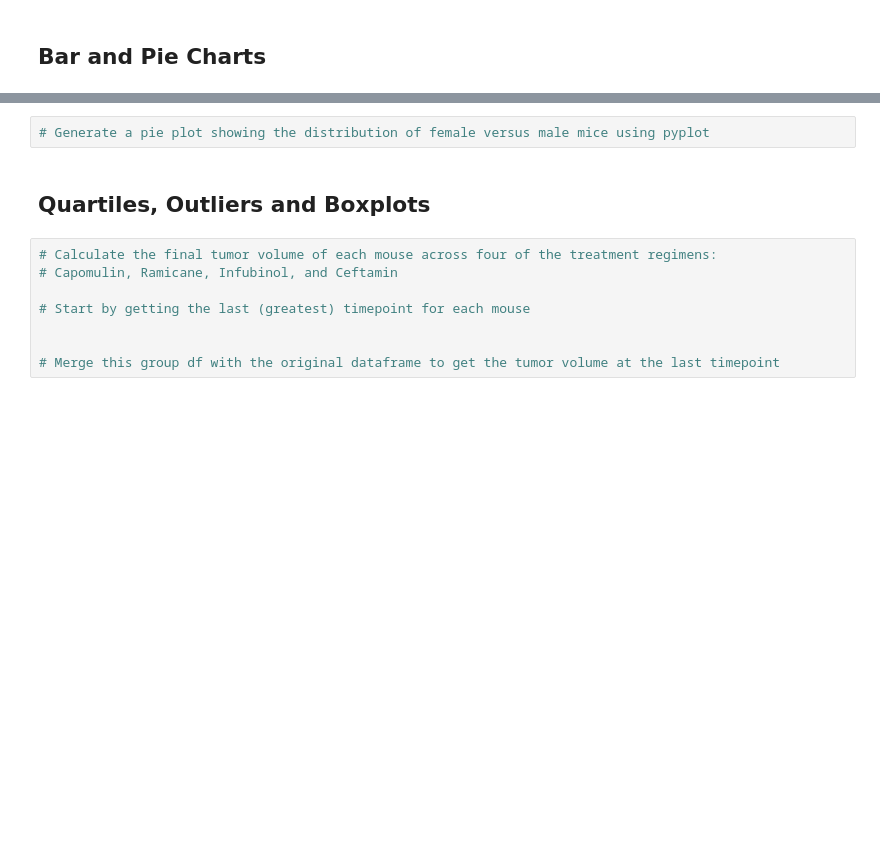
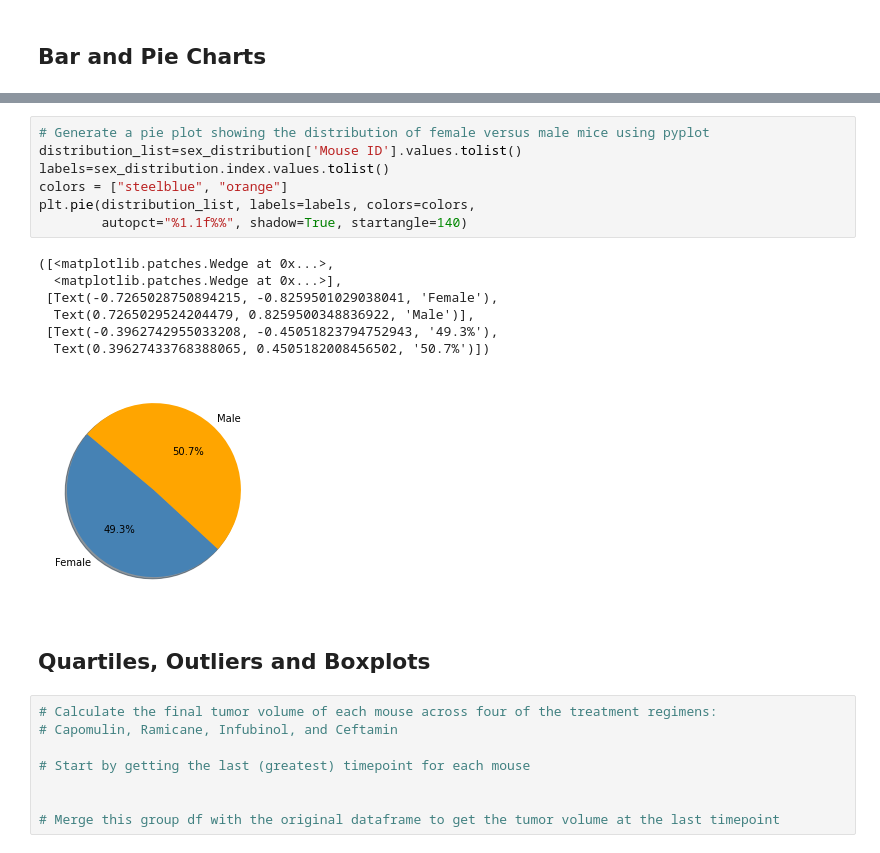
Before and after one commit to SugeilyMG/Matplotlib-challenge, a Jupyter notebook: pymaceuticals_starter.ipynb, the cells around one changed output, grey strips where cells are left out. Drawn from its saved outputs; the diff is of its cells as text; blank space fills up the shorter version.

```diff
--- a/pymaceuticals_starter.ipynb
+++ b/pymaceuticals_starter.ipynb
@@ -71,5 +225,18 @@ combined_data["Mouse ID"].count()
 # %%
 # Generate a pie plot showing the distribution of female versus male mice using pyplot
+distribution_list=sex_distribution['Mouse ID'].values.tolist()
+labels=sex_distribution.index.values.tolist()
+colors = ["steelblue", "orange"]
+plt.pie(distribution_list, labels=labels, colors=colors,
+        autopct="%1.1f%%", shadow=True, startangle=140)
+# %% [output]
+([<matplotlib.patches.Wedge at 0x...>,
+  <matplotlib.patches.Wedge at 0x...>],
+ [Text(-0.7265028750894215, -0.8259501029038041, 'Female'),
+  Text(0.7265029524204479, 0.8259500348836922, 'Male')],
+ [Text(-0.3962742955033208, -0.45051823794752943, '49.3%'),
+  Text(0.39627433768388065, 0.4505182008456502, '50.7%')])
+[figure, added]
 # %% [markdown]
 ## Quartiles, Outliers and Boxplots
 # %%
```
Also changed, not shown: parts of 15 cells of this notebook.
